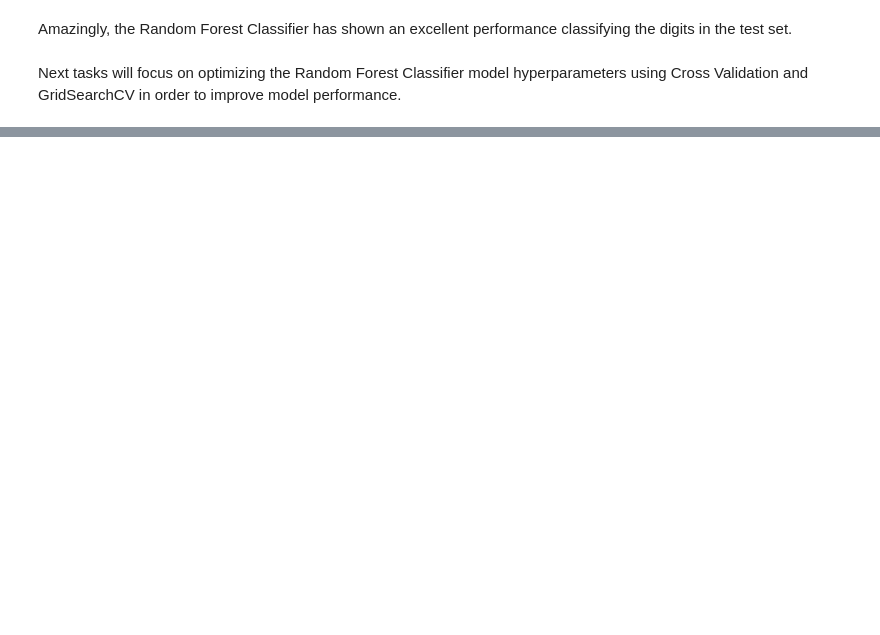
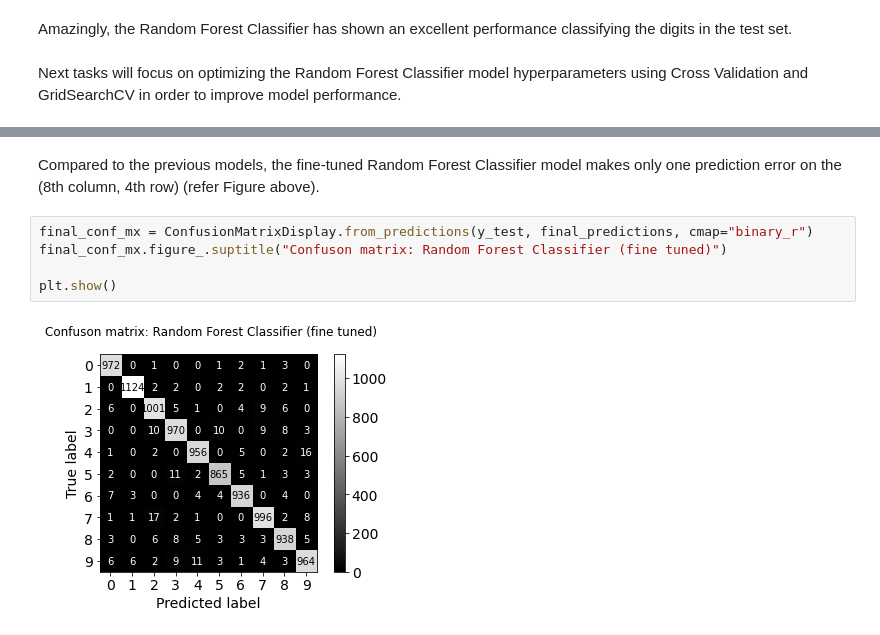
Before and after one commit to kadaso/Exercises-Data-science-Machine-Learning, a Jupyter notebook: Hands-On Machine Learning with Scikit Learn and TensorFlow/2. Classification/Exercise 1.ipynb, the cells around one changed output, grey strips where cells are left out. Cells and saved outputs as stored; diff of their text form; blank space fills up the shorter version.

```diff
--- a/Hands-On Machine Learning with Scikit Learn and TensorFlow/2. Classification/Exercise 1.ipynb
+++ b/Hands-On Machine Learning with Scikit Learn and TensorFlow/2. Classification/Exercise 1.ipynb
@@ -363,0 +442,9 @@ Next tasks will focus on optimizing the Random Forest Classifier model hyperpara
+# %% [markdown]
+Compared to the previous models, the fine-tuned Random Forest Classifier model makes only one prediction error on the (8th column, 4th row) (refer Figure above).
+# %%
+final_conf_mx = ConfusionMatrixDisplay.from_predictions(y_test, final_predictions, cmap="binary_r")
+final_conf_mx.figure_.suptitle("Confuson matrix: Random Forest Classifier (fine tuned)")
+
+plt.show()
+# %% [output]
+[figure, added]
```
Also changed, not shown: parts of 17 cells of this notebook.
